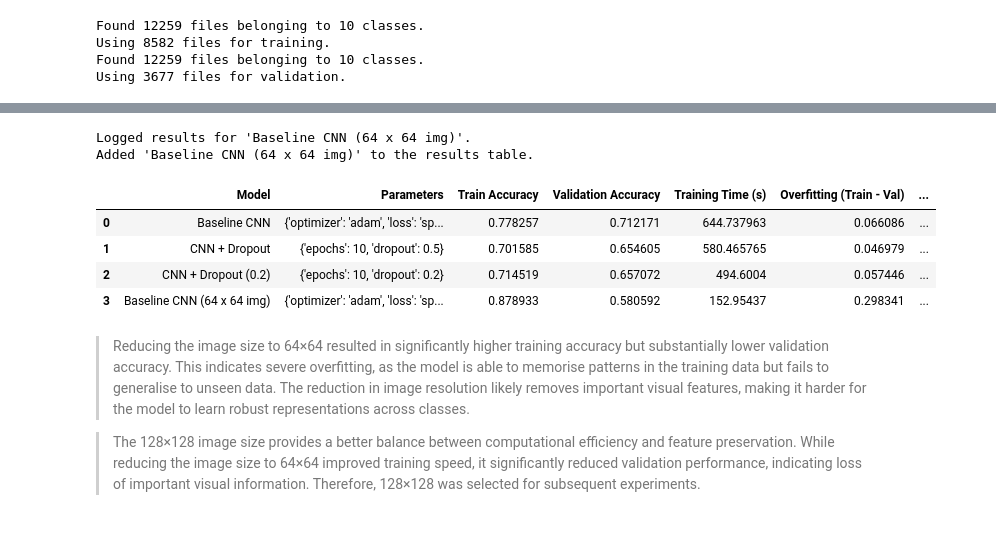
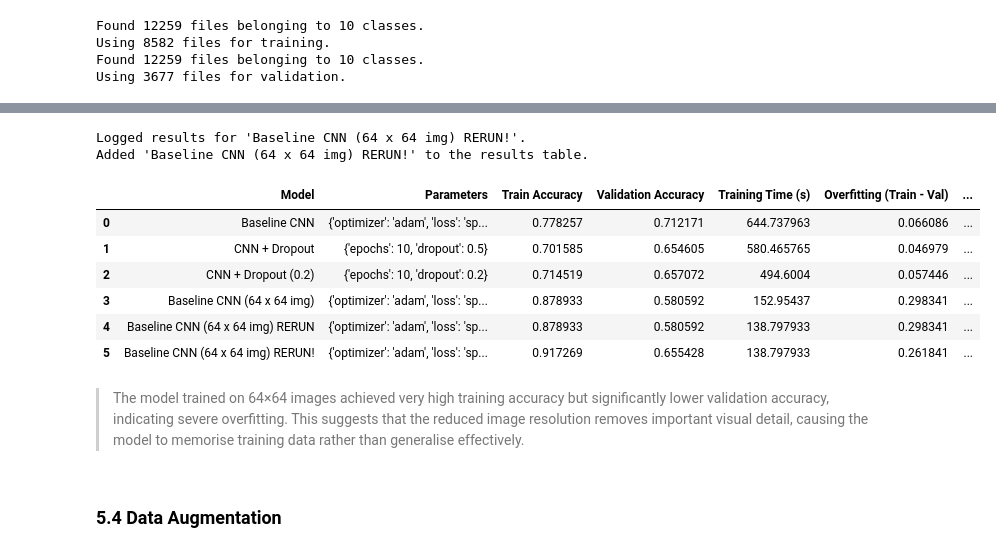
Before and after one commit to norakeavney/ML-Assignment-G00415845-2026, a Jupyter notebook: notebooks/main_analysisG00415845.ipynb, the cells around one changed output, grey strips where cells are left out. Drawn from its saved outputs; the diff is of its cells as text; code cells hidden in the pictures.

Commit message:
Add rerun results for Baseline CNN and implement data augmentation

```diff
--- a/notebooks/main_analysisG00415845.ipynb
+++ b/notebooks/main_analysisG00415845.ipynb
@@ -678,6 +678,20 @@ val_size = temp_size // 3
 
 val_ds = temp_ds.take(val_size)
 test_ds = temp_ds.skip(val_size)
+
+# Normalisation layer to scale pixel values to [0, 1]
+normalisation_layer = layers.Rescaling(1./255)
+
+# Apply normalization to all datasets
+train_ds = train_ds.map(lambda x, y: (normalisation_layer(x), y))
+val_ds = val_ds.map(lambda x, y: (normalisation_layer(x), y))
+test_ds = test_ds.map(lambda x, y: (normalisation_layer(x), y))
+
+# Data augmentation pipeline (for training dataset only)
+data_augmentation = tf.keras.Sequential([
+    layers.RandomFlip("horizontal"),
+    layers.RandomRotation(0.1),
+])
 # %% [output]
 Found 12259 files belonging to 10 classes.
 Using 8582 files for training.
@@ -761,44 +775,44 @@ from matplotlib.dates import _epoch
 
 
 log_run(
-    model_name="Baseline CNN (64 x 64 img)",
+    model_name="Baseline CNN (64 x 64 img) RERUN!",
     params={
         "optimizer": "adam",
         "loss": "sparse_categorical_crossentropy",
         "epochs": 10
     },
     start_time=start_time,
     end_time=end_time,
     train_acc=train_acc,
     val_acc=val_acc,
     notes="Initial baseline CNN trained on 64x64 images"
 )
 
 # Add to results dataframe
 results_df = add_to_results(
     df=results_df,
-    model_name="Baseline CNN (64 x 64 img)",
+    model_name="Baseline CNN (64 x 64 img) RERUN!",
     params={
         "optimizer": "adam",
         "loss": "sparse_categorical_crossentropy",
         "epochs": 10
     },
     train_acc=train_acc,
     val_acc=val_acc,
     training_time=training_time,
     notes="Initial baseline CNN trained on 64x64 images"
 )
 
 results_df
 # %% [output]
-Logged results for 'Baseline CNN (64 x 64 img)'.
-Added 'Baseline CNN (64 x 64 img)' to the results table.
+Logged results for 'Baseline CNN (64 x 64 img) RERUN!'.
+Added 'Baseline CNN (64 x 64 img) RERUN!' to the results table.
 |  | Model | Parameters | Train Accuracy | Validation Accuracy | Training Time (s) | Overfitting (Train - Val) | ... |
 | 0 | Baseline CNN | {'optimizer': 'adam', 'loss': 'sp... | 0.778257 | 0.712171 | 644.737963 | 0.066086 | ... |
 | 1 | CNN + Dropout | {'epochs': 10, 'dropout': 0.5} | 0.701585 | 0.654605 | 580.465765 | 0.046979 | ... |
 | 2 | CNN + Dropout (0.2) | {'epochs': 10, 'dropout': 0.2} | 0.714519 | 0.657072 | 494.6004 | 0.057446 | ... |
 | 3 | Baseline CNN (64 x 64 img) | {'optimizer': 'adam', 'loss': 'sp... | 0.878933 | 0.580592 | 152.95437 | 0.298341 | ... |
+| 4 | Baseline CNN (64 x 64 img) RERUN | {'optimizer': 'adam', 'loss': 'sp... | 0.878933 | 0.580592 | 138.797933 | 0.298341 | ... |
+| 5 | Baseline CNN (64 x 64 img) RERUN! | {'optimizer': 'adam', 'loss': 'sp... | 0.917269 | 0.655428 | 138.797933 | 0.261841 | ... |
 # %% [markdown]
->Reducing the image size to 64×64 resulted in significantly higher training accuracy but substantially lower validation accuracy. This indicates severe overfitting, as the model is able to memorise patterns in the training data but fails to generalise to unseen data. The reduction in image resolution likely removes important visual features, making it harder for the model to learn robust representations across classes.
-
->The 128×128 image size provides a better balance between computational efficiency and feature preservation. While reducing the image size to 64×64 improved training speed, it significantly reduced validation performance, indicating loss of important visual information. Therefore, 128×128 was selected for subsequent experiments.
+>The model trained on 64×64 images achieved very high training accuracy but significantly lower validation accuracy, indicating severe overfitting. This suggests that the reduced image resolution removes important visual detail, causing the model to memorise training data rather than generalise effectively.
@@ -804,0 +848,2 @@ Added 'Baseline CNN (64 x 64 img)' to the results table.
+# %% [markdown]
+### 5.4 Data Augmentation
```
Also changed, not shown: parts of 11 cells of this notebook, 2 other files.
